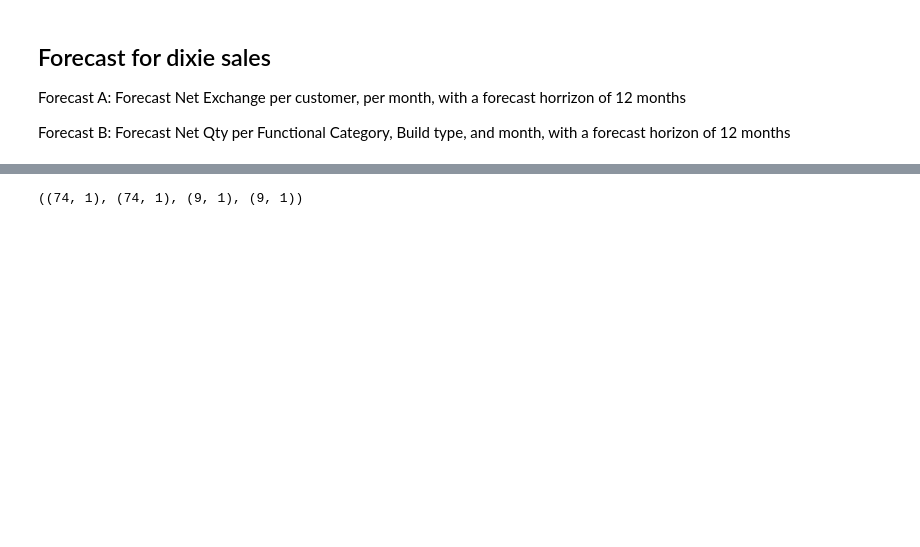
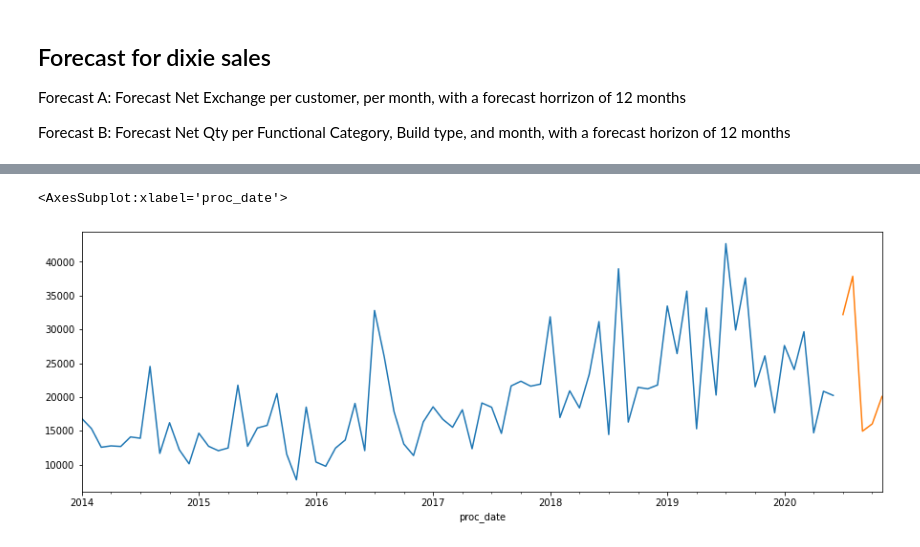
Before and after one commit to CalebMcNevin/dixie-forecast, a Jupyter notebook: app.ipynb, the cells around one changed output, grey strips where cells are left out. Saved outputs shown, nothing was run; the diff lists cells and outputs as text; code cells hidden in the pictures; blank space fills up the shorter version.

```diff
--- a/app.ipynb
+++ b/app.ipynb
@@ -28,6 +34,7 @@ load_dotenv()
 import scripts
 # %%
 # Get data from SQL (or cache)
-invoices = scripts.Invoices.load(refresh=True)
-accounts = scripts.Accounts.load(refresh=True)
+invoices = scripts.Invoices.load(refresh=False)
+accounts = scripts.Accounts.load(refresh=False)
+accounts.head(20)
 # %% [output]
@@ -36,14 +60,14 @@ Loading accounts data from SQL...
 # %%
-account = accounts.account_number[0]
+# account = accounts.account_number[0]
+account = 'KEYGE'
 sales_df = invoices[invoices.account_number == account].resample('M').sum().filter(['NetExchange'])
+# sales_df.info()
 # %%
  # Calculate split point and split data
-split_index = int(len(sales_df) * 0.9)
+split_index = int(len(sales_df) * 0.95)
 df_train, df_test = sales_df[:split_index], sales_df[split_index:]
 X_train = df_train.index.map(dt.datetime.toordinal).values.reshape(-1, 1)
 y_train = df_train.NetExchange.values.reshape(-1, 1)
 X_test = df_test.index.map(dt.datetime.toordinal).values.reshape(-1, 1)
 y_test = df_test.NetExchange.values.reshape(-1, 1)
-X_train.shape, y_train.shape, X_test.shape, y_test.shape
+# X_train.shape, y_train.shape, X_test.shape, y_test.shape
-# %% [output]
-((74, 1), (74, 1), (9, 1), (9, 1))
@@ -54,0 +74,8 @@ y_guess = lin_mdl.predict(X_test)
+# %%
+endog = df_train.NetExchange
+endog.plot(figsize=(15,5))
+exog = df_test.NetExchange
+exog.plot()
+# %% [output]
+<AxesSubplot:xlabel='proc_date'>
+[figure, added]
```
Also changed, not shown: parts of 12 cells of this notebook, 5 other files.
